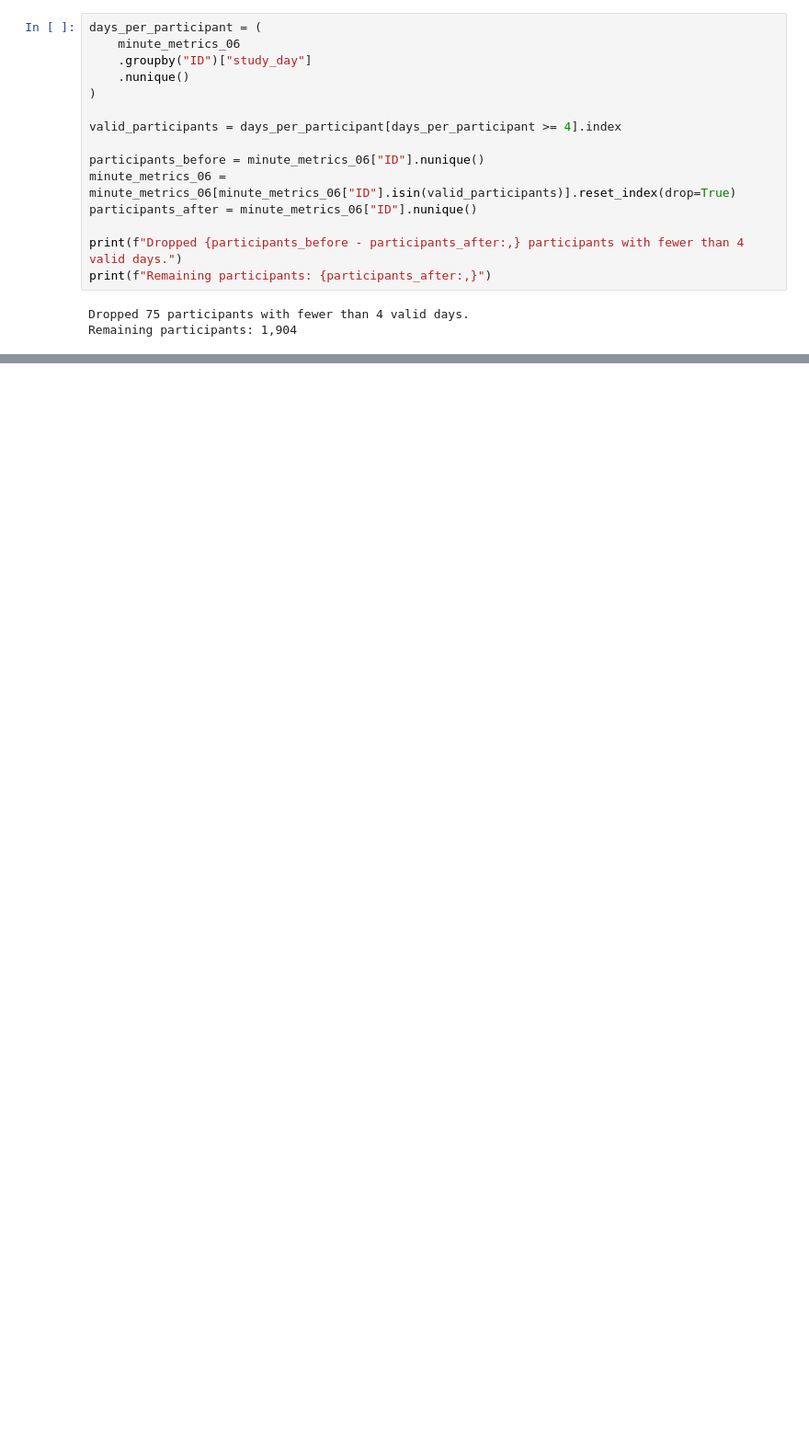
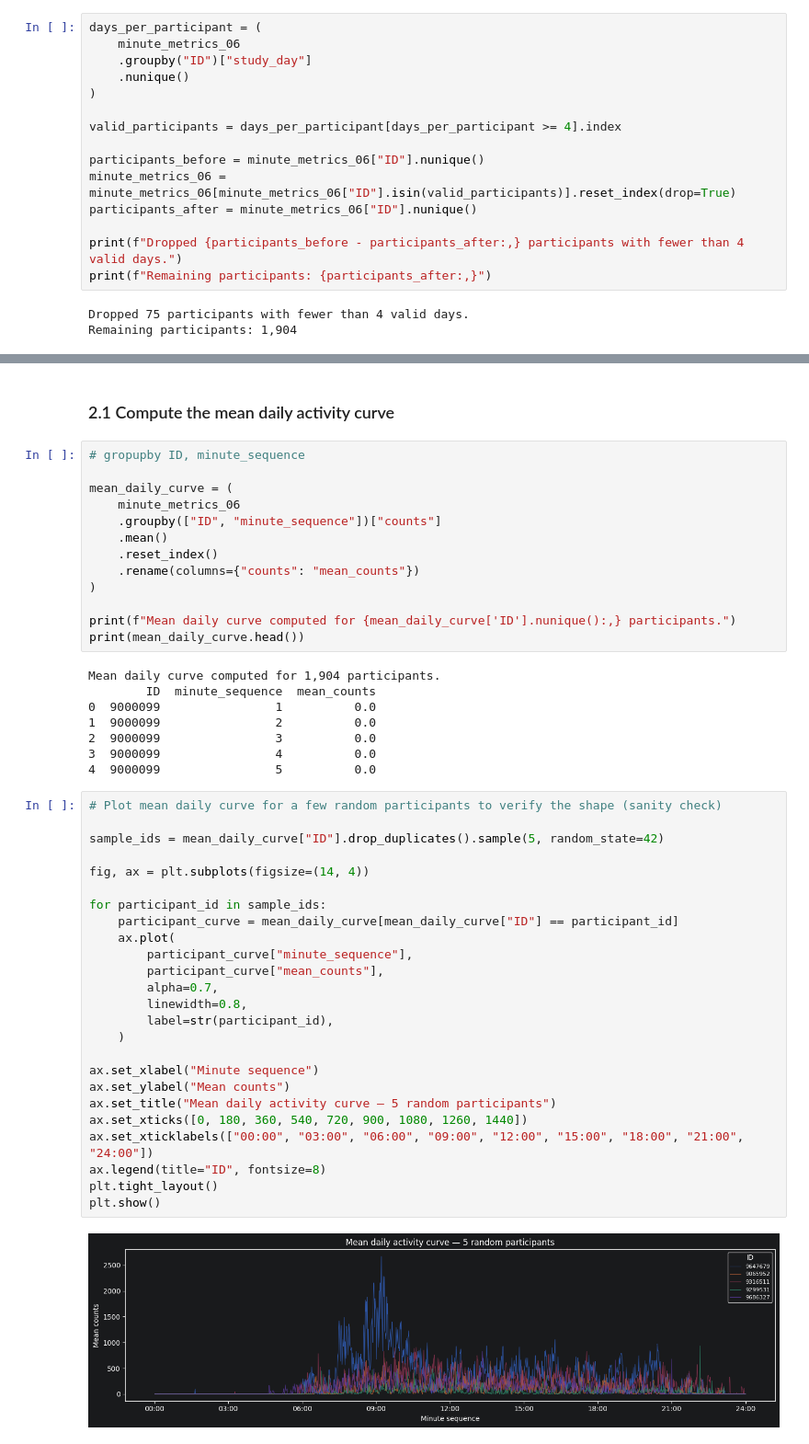
Before and after one commit to ninaschmidsberger/master-thesis, a Jupyter notebook: src/main.ipynb, the cells around one changed output, grey strips where cells are left out. Shown at 92% size. Cells and saved outputs as stored; diff of their text form; blank space fills up the shorter version.

```diff
--- a/src/main.ipynb
+++ b/src/main.ipynb
@@ -3594,0 +3591,50 @@ Remaining participants: 1,904
+# %% [markdown]
+### 2.1 Compute the mean daily activity curve
+# %%
+# gropupby ID, minute_sequence
+
+mean_daily_curve = (
+    minute_metrics_06
+    .groupby(["ID", "minute_sequence"])["counts"]
+    .mean()
+    .reset_index()
+    .rename(columns={"counts": "mean_counts"})
+)
+
+print(f"Mean daily curve computed for {mean_daily_curve['ID'].nunique():,} participants.")
+print(mean_daily_curve.head())
+# %% [output]
+Mean daily curve computed for 1,904 participants.
+        ID  minute_sequence  mean_counts
+0  9000099                1          0.0
+1  9000099                2          0.0
+2  9000099                3          0.0
+3  9000099                4          0.0
+4  9000099                5          0.0
+# %%
+# Plot mean daily curve for a few random participants to verify the shape (sanity check)
+
+sample_ids = mean_daily_curve["ID"].drop_duplicates().sample(5, random_state=42)
+
+fig, ax = plt.subplots(figsize=(14, 4))
+
+for participant_id in sample_ids:
+    participant_curve = mean_daily_curve[mean_daily_curve["ID"] == participant_id]
+    ax.plot(
+        participant_curve["minute_sequence"],
+        participant_curve["mean_counts"],
+        alpha=0.7,
+        linewidth=0.8,
+        label=str(participant_id),
+    )
+
+ax.set_xlabel("Minute sequence")
+ax.set_ylabel("Mean counts")
+ax.set_title("Mean daily activity curve — 5 random participants")
+ax.set_xticks([0, 180, 360, 540, 720, 900, 1080, 1260, 1440])
+ax.set_xticklabels(["00:00", "03:00", "06:00", "09:00", "12:00", "15:00", "18:00", "21:00", "24:00"])
+ax.legend(title="ID", fontsize=8)
+plt.tight_layout()
+plt.show()
+# %% [output]
+[figure, added]
```
Also changed, not shown: parts of 84 cells of this notebook, 2 other files.
